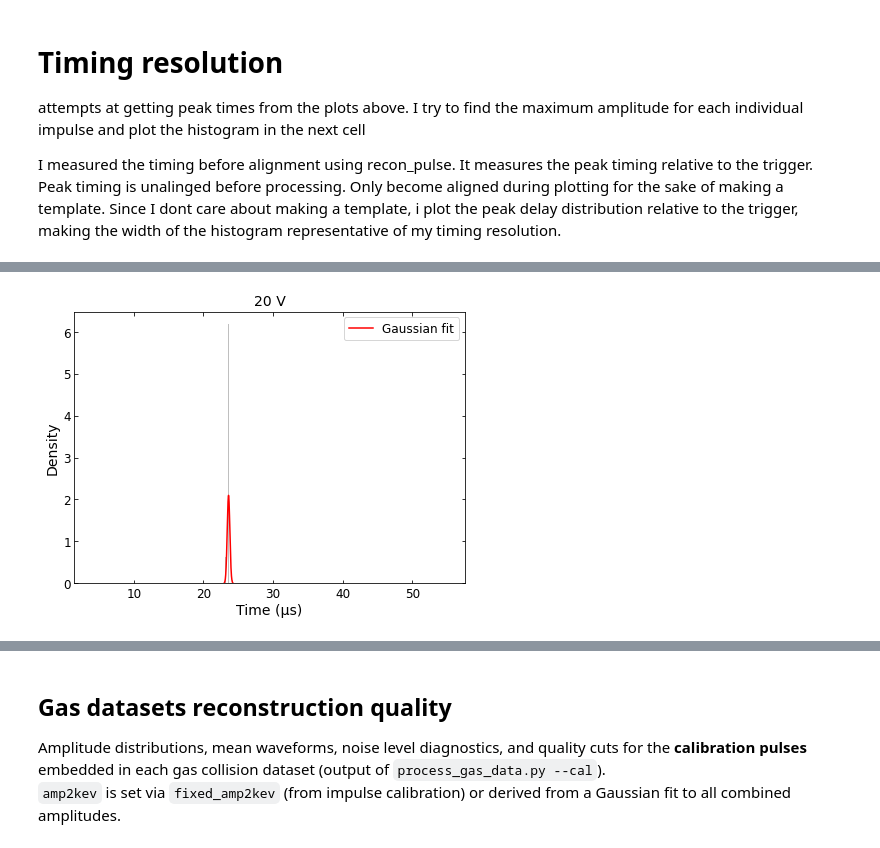
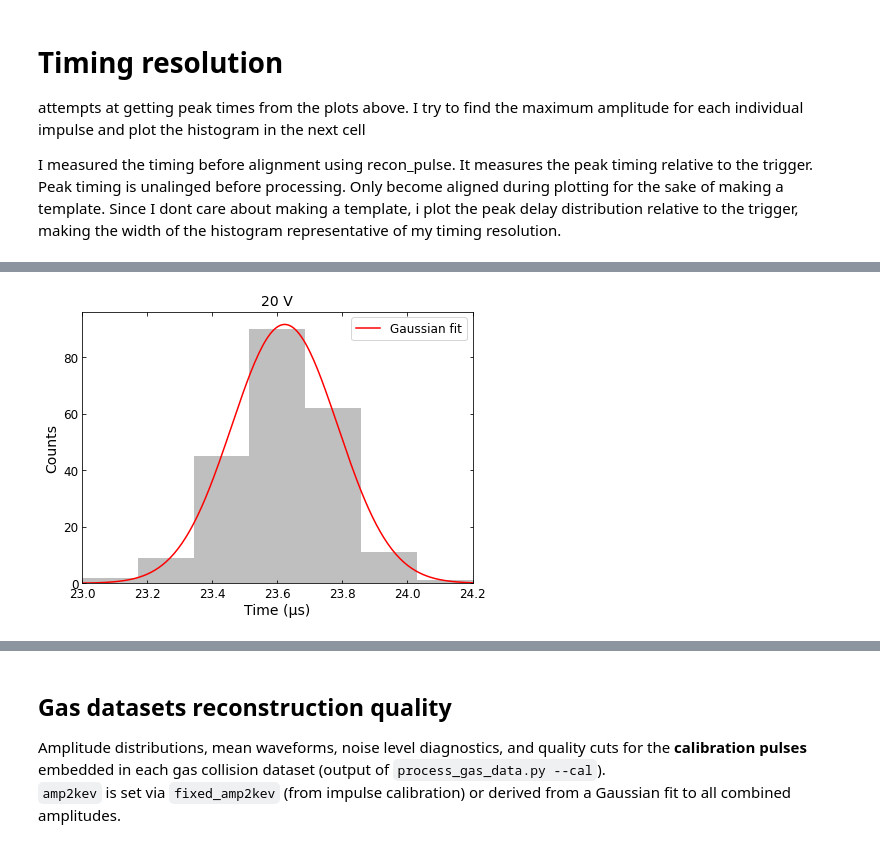
Before and after one commit to JBaeza-Rubio/Gas-collisions-time-resolution, a Jupyter notebook: 20260320_sphere_20260215_impulse_calibration.ipynb, the cells around one changed output, grey strips where cells are left out. Saved outputs shown, nothing was run; the diff lists cells and outputs as text; code cells hidden in the pictures.

```diff
--- a/20260320_sphere_20260215_impulse_calibration.ipynb
+++ b/20260320_sphere_20260215_impulse_calibration.ipynb
@@ -861,23 +987,26 @@ plt.show()
 # %%
+#### 2.5 V = 74 keV ## 5 V= 207 ## 7.5V=339 ## 10V=479 ## 12.5V= 614 ## 15V=758 ## 17.5V=895 ## 20V=1038 keV
 v = 20
 peak_times = f['data_processed'][f'peak_times_from_trigger_us_{v}v'][:]
+peak_times = peak_times[(peak_times >= 22) & (peak_times <= 26)]
 
-counts, edges = np.histogram(peak_times, bins=bins, density=True)
+counts, edges = np.histogram(peak_times, bins=7)
 centers = 0.5 * (edges[:-1] + edges[1:])
 
 popt, _ = curve_fit(gaussian, centers, counts, p0=[counts.max(), np.mean(peak_times), np.std(peak_times)])
 
-x_fit = np.linspace(min(peak_times), max(peak_times), 500)
+x_fit = np.linspace(min(peak_times), max(peak_times), 200)
 y_fit = gaussian(x_fit, *popt)
 
 plt.figure()
-plt.hist(peak_times, bins=bins, density=True, alpha=0.5, color='gray')
+plt.hist(peak_times, bins=7, alpha=0.5, color='gray')
 plt.plot(x_fit, y_fit, 'r-', label='Gaussian fit')
 
 plt.xlabel("Time (µs)")
-plt.ylabel("Density")
+plt.ylabel("Counts")
 plt.title(f"{v} V")
+plt.xlim(min(peak_times), max(peak_times))
 plt.legend()
 plt.show()
 # %% [output]
-[figure, old version]
+[figure, new version]
```
Also changed, not shown: parts of 19 cells of this notebook.
